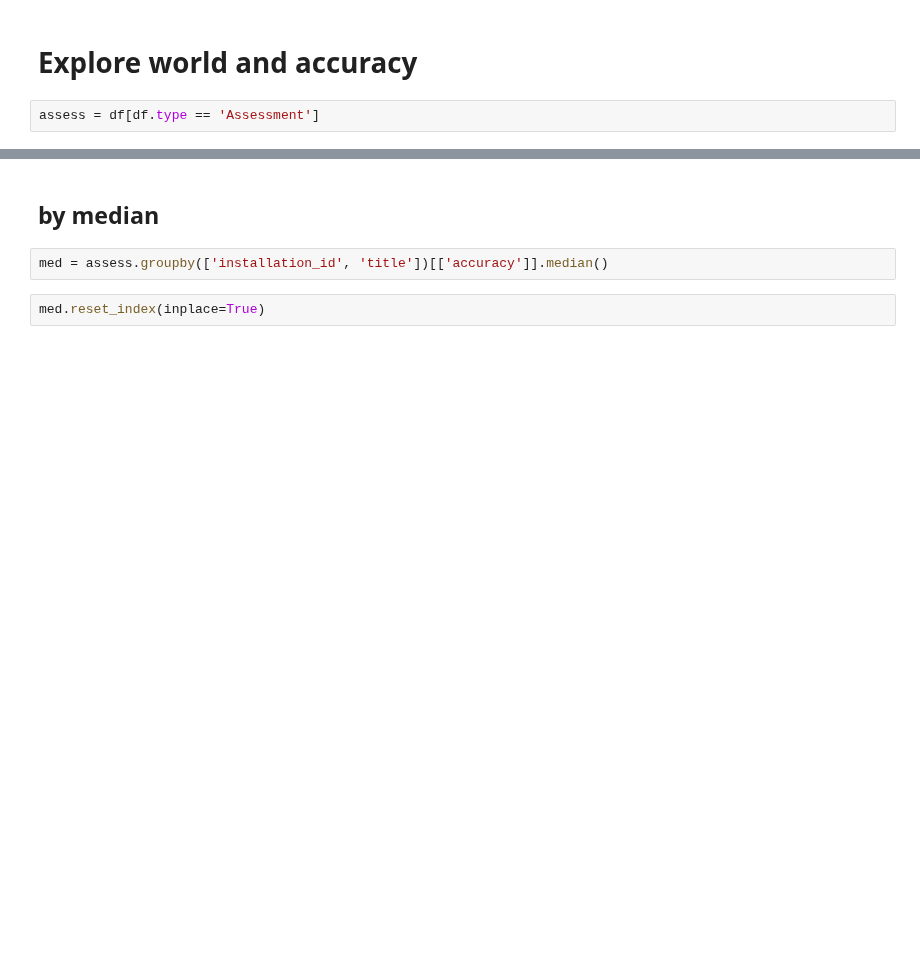
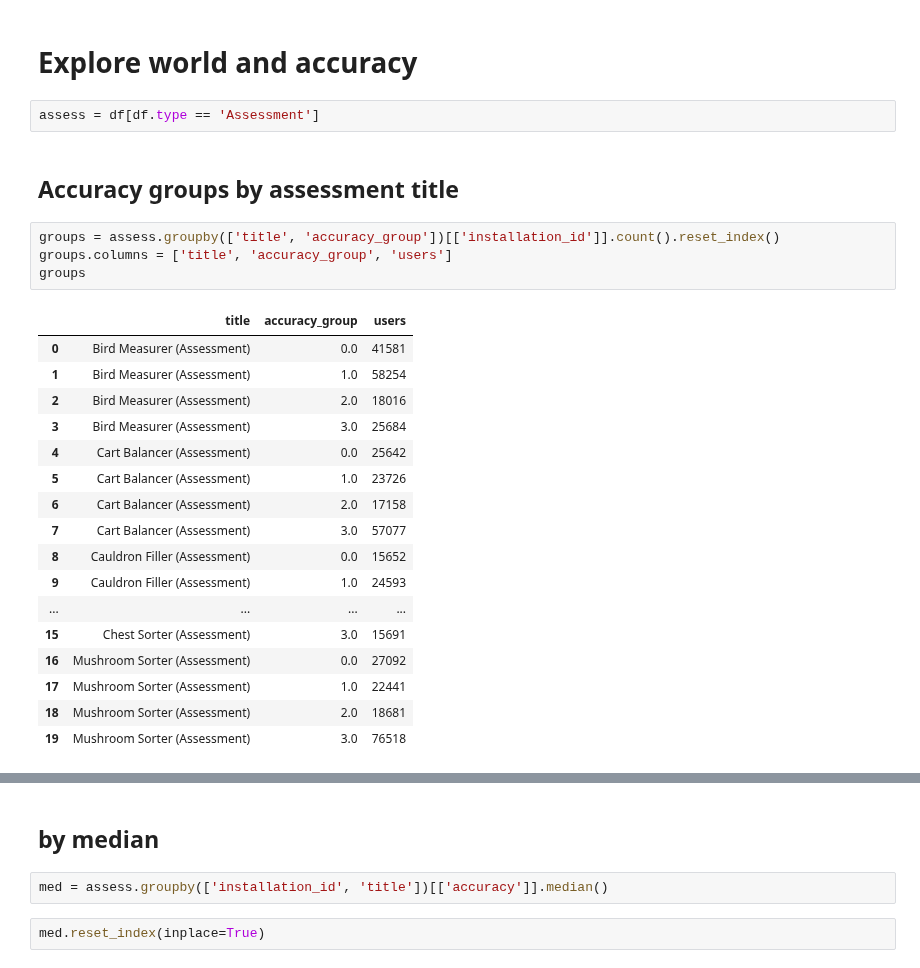
Before and after one commit to cats-in-the-hat/PBS-KIDS2, a Jupyter notebook: faith/faith_explore_game_time-Copy1.ipynb, the cells around one changed output, grey strips where cells are left out. Drawn from its saved outputs; the diff is of its cells as text; blank space fills up the shorter version.

```diff
--- a/faith/faith_explore_game_time-Copy1.ipynb
+++ b/faith/faith_explore_game_time-Copy1.ipynb
@@ -131,3 +200,27 @@ df.head(1)
 # Explore world and accuracy
 # %%
 assess = df[df.type == 'Assessment']
+# %% [markdown]
+## Accuracy groups by assessment title
+# %%
+groups = assess.groupby(['title', 'accuracy_group'])[['installation_id']].count().reset_index()
+groups.columns = ['title', 'accuracy_group', 'users']
+groups
+# %% [output]
+|  | title | accuracy_group | users |
+| 0 | Bird Measurer (Assessment) | 0.0 | 41581 |
+| 1 | Bird Measurer (Assessment) | 1.0 | 58254 |
+| 2 | Bird Measurer (Assessment) | 2.0 | 18016 |
+| 3 | Bird Measurer (Assessment) | 3.0 | 25684 |
+| 4 | Cart Balancer (Assessment) | 0.0 | 25642 |
+| 5 | Cart Balancer (Assessment) | 1.0 | 23726 |
+| 6 | Cart Balancer (Assessment) | 2.0 | 17158 |
+| 7 | Cart Balancer (Assessment) | 3.0 | 57077 |
+| 8 | Cauldron Filler (Assessment) | 0.0 | 15652 |
+| 9 | Cauldron Filler (Assessment) | 1.0 | 24593 |
+| ... | ... | ... | ... |
+| 15 | Chest Sorter (Assessment) | 3.0 | 15691 |
+| 16 | Mushroom Sorter (Assessment) | 0.0 | 27092 |
+| 17 | Mushroom Sorter (Assessment) | 1.0 | 22441 |
+| 18 | Mushroom Sorter (Assessment) | 2.0 | 18681 |
+| 19 | Mushroom Sorter (Assessment) | 3.0 | 76518 |
```
Also changed, not shown: parts of 18 cells of this notebook.
